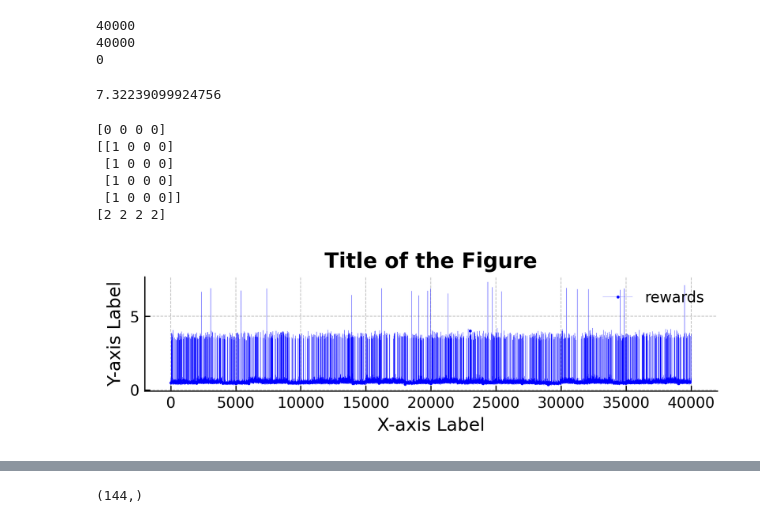
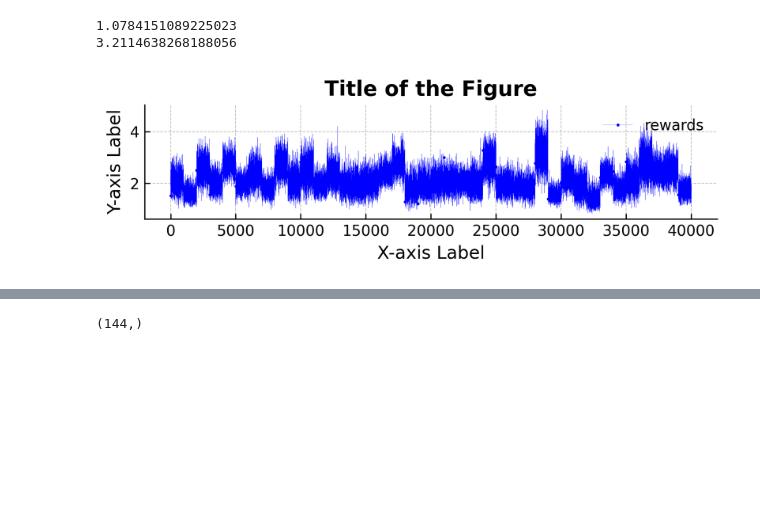
Before and after one commit to Aplacaca/Deep-Reinforcement-Learning-Empowered-OFDM-Subcarrier-Allocation-in-ISAC, a Jupyter notebook: test.ipynb, the cells around one changed output, grey strips where cells are left out. Drawn from its saved outputs; the diff is of its cells as text; code cells hidden in the pictures; blank space fills up the shorter version.

```diff
--- a/test.ipynb
+++ b/test.ipynb
@@ -18,18 +18,8 @@ EE_R_s=[]
 #
 record_U = []
 record_D = []
-reward_revU_ranD = []
-reward_ranU_ranD = []
-reward_indexU_ranD = []
+
 #
-# %%
-print(len(reward_revU_ranD))
-print(len(reward_ranU_ranD))
-print(len(reward_indexU_ranD))
-# %% [output]
-40000
-40000
-0
 # %%
 controller_dict = ["ranUranD","revUranD","indexUranD"]
 # controller = "revUranD"
@@ -45,7 +35,9 @@ for i in range(40000):
     # "revUranD"
     if controller == "revUranD":
         env.U = sc_rev
-        env.D = np.random.binomial(1,0.5,(env.N_r,env.N))
+        action_d = np.random.randint(env.N_r,size=env.N)
+        D_SET = np.eye(env.N_r)
+        env.D = D_SET[:,action_d]
         SUM_R_P,SUM_C_P,SUM_R_c,SUM_MI_r,EE_C,EE_R = env.get_performance()
         next_state,reward,done=env.step(action=None,freeze=True)
         reward_revU_ranD.append(reward)
@@ -63,9 +55,15 @@ for i in range(40000):
 
     # "ranUranD"
     if controller == "ranUranD":
-        env.D = np.random.binomial(1,0.5,(env.N_r,env.N))
-        env.U = np.random.binomial(1,0.5,(env.N_c,env.N))
-        env.U = np.eye(env.N_c,env.N)
+        # env.D = np.random.binomial(1,0.5,(env.N_r,env.N))
+        # env.U = np.random.binomial(1,0.5,(env.N_c,env.N))
+        # env.U = np.eye(env.N_c,env.N)
+        action_u = np.random.randint(env.N_c,size=env.N)
+        action_d = np.random.randint(env.N_r,size=env.N)
+        U_SET = np.eye(env.N_c)
+        D_SET = np.eye(env.N_r)
+        env.U = U_SET[:,action_u]
+        env.D = D_SET[:,action_d]
         SUM_R_P,SUM_C_P,SUM_R_c,SUM_MI_r,EE_C,EE_R = env.get_performance()
         next_state,reward,done=env.step(action=None,freeze=True)
         reward_ranU_ranD.append(reward)
@@ -81,26 +79,24 @@ for i in range(40000):
         SUM_MI_r_s.append(SUM_MI_r)
         EE_C_s.append(EE_C)
         EE_R_s.append(EE_R)
-# %%
-max(reward_ranU_ranD)
-max(reward_indexU_ranD)
-max(reward_revU_ranD)
-# %% [output]
-7.32239099924756
-# %%
-Hc_max_id = np.argmax(env.H_c,axis=0)
-print(Hc_max_id)
-Hr_max_id = np.argmax(env.H_r,axis=0)
-print(np.eye(env.N,dtype=np.int64)[Hr_max_id])
-Hcr_min_id = np.argmin(env.H_cr,axis=0)
-print(Hcr_min_id)
-# %% [output]
-[0 0 0 0]
-[[1 0 0 0]
- [1 0 0 0]
- [1 0 0 0]
- [1 0 0 0]]
-[2 2 2 2]
+# %%
+reward_naive = []
+reward_rand = []
+for i in range(40000):
+    env._naive_allocation()
+    SUM_R_P,SUM_C_P,SUM_R_c,SUM_MI_r,EE_C,EE_R = env.get_performance()
+    reward = env.reward_to_go(EE_C,EE_R)
+    reward_naive.append(reward)
+    env._random_allocation()
+    SUM_R_P,SUM_C_P,SUM_R_c,SUM_MI_r,EE_C,EE_R = env.get_performance()
+    reward = env.reward_to_go(EE_C,EE_R)
+    reward_rand.append(reward)
+    env.step(freeze=False)
+print(max(reward_naive))
+print(max(reward_rand))
+# %% [output]
+1.0784151089225023
+3.2114638268188056
 # %%
 import matplotlib.pyplot as plt
 import numpy as np
@@ -122,40 +118,40 @@ y7 = np.array(SUM_MI_r_s)
 fig, ax = plt.subplots(figsize=(6, 2), dpi=300)
 
 # Set plot style with line and markers
-# ax.plot(x, y1, label='rewards', color='b', linewidth=0.1, marker='o', markersize=1, linestyle='-', markevery=1000)
+ax.plot(x, y1, label='rewards', color='b', linewidth=0.1, marker='o', markersize=1, linestyle='-', markevery=1000)
 # ax.plot(x, y2, label='SUM_R_P_s', color='r', linewidth=0.1, marker='<', markersize=1, linestyle='-', markevery=1000)
 # ax.plot(x, y3, label='SUM_C_P_s', color='g', linewidth=0.1, marker='>', markersize=1, linestyle='-', markevery=1000)
 # ax.plot(x, y4, label='EE_C_s', color='c', linewidth=0.1, marker='.', markersize=1, linestyle='-', markevery=1000)
 # ax.plot(x, y5, label='EE_R_s', color='m', linewidth=0.1, marker='*', markersize=1, linestyle='-', markevery=1000)
 # ax.plot(x, y6, label='SUM_R_c_s', color='g', linewidth=0.1, marker='*', markersize=1, linestyle='-', markevery=1000)
 # ax.plot(x, y7, label='SUM_MI_r_s', color='m', linewidth=0.1, marker='*', markersize=1, linestyle='-', markevery=1000)
 
 # Set axis labels
 ax.set_xlabel('X-axis Label', fontsize=12)
 ax.set_ylabel('Y-axis Label', fontsize=12)
 
 # Set title
 ax.set_title('Title of the Figure', fontsize=14, fontweight='bold')
 
 # Set legend
 ax.legend(loc='upper right', fontsize=10, frameon=False)
 
 # Set tick parameters
 ax.tick_params(axis='both', which='both', direction='in', labelsize=10)
 ax.spines['top'].set_visible(False)
 ax.spines['right'].set_visible(False)
 
 # Set grid
 ax.grid(True, linestyle='--', linewidth=0.5, color='gray', alpha=0.5)
 
 # Set figure layout
 fig.tight_layout()
 
 
 # Show figure
 plt.show()
 # %% [output]
-[figure, old version]
+[figure, new version]
 # %%
 import matplotlib.pyplot as plt
 import numpy as np
```
Also changed, not shown: parts of 2 cells of this notebook, 3 other files.
